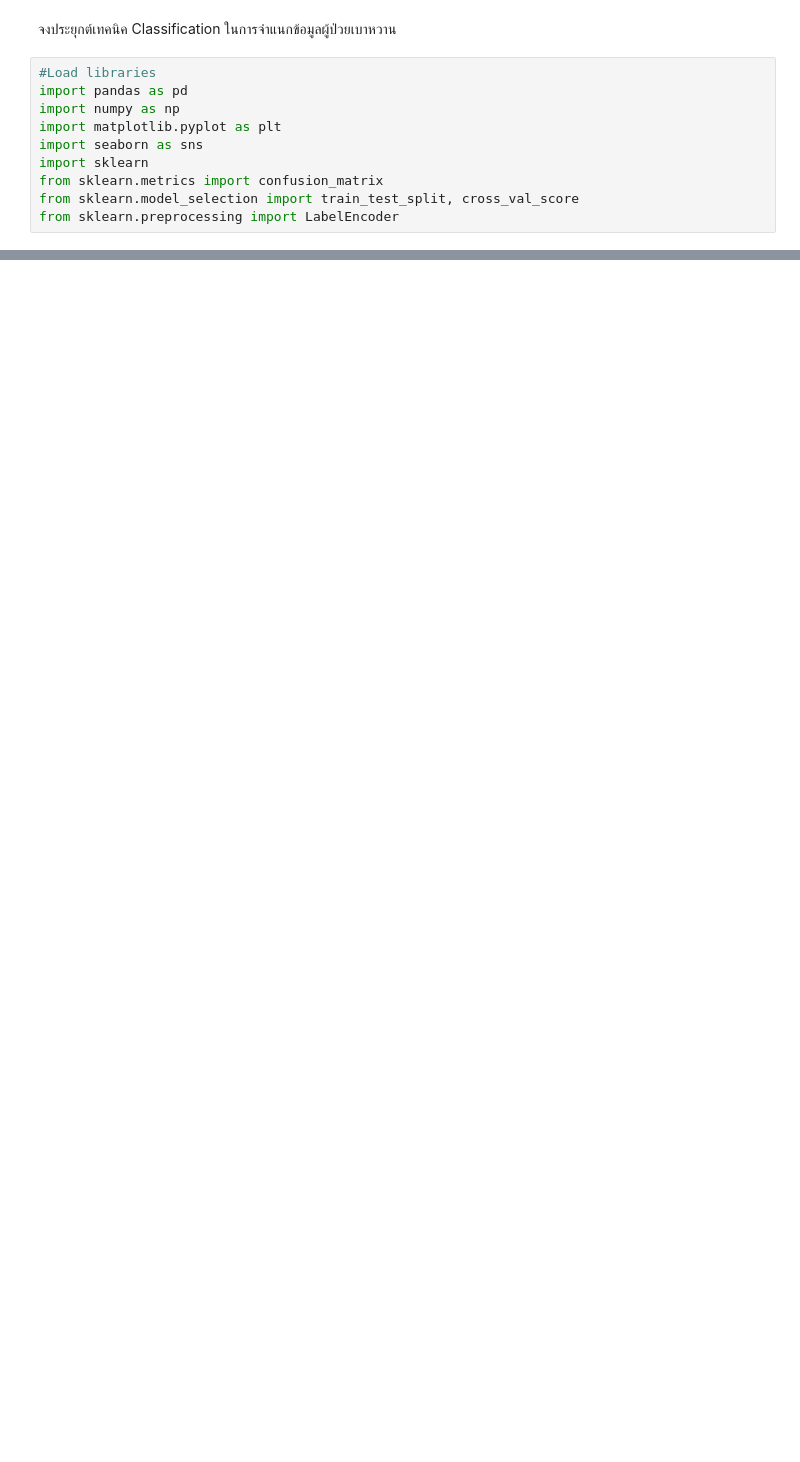
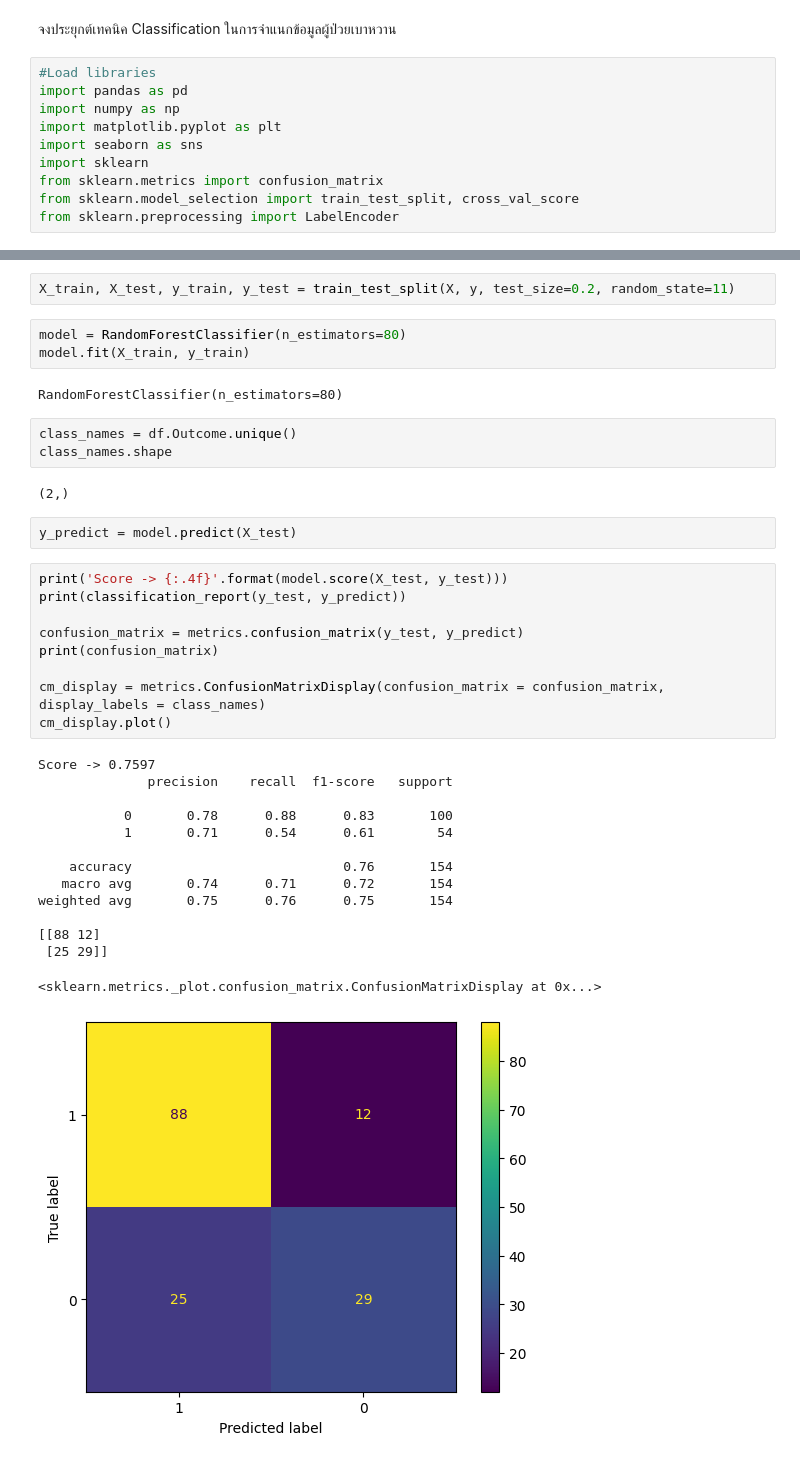
Before and after one commit to Homiez09/nlp-review-colab, a Jupyter notebook: Ass_3_Classification.ipynb, the cells around one changed output, grey strips where cells are left out. Saved outputs shown, nothing was run; the diff lists cells and outputs as text; blank space fills up the shorter version.

```diff
--- a/Ass_3_Classification.ipynb
+++ b/Ass_3_Classification.ipynb
@@ -34,0 +195,38 @@ diabetes.csv        100%[===================>]  23.31K  --.-KB/s    in 0s
+# %%
+X_train, X_test, y_train, y_test = train_test_split(X, y, test_size=0.2, random_state=11)
+# %%
+model = RandomForestClassifier(n_estimators=80)
+model.fit(X_train, y_train)
+# %% [output]
+RandomForestClassifier(n_estimators=80)
+# %%
+class_names = df.Outcome.unique()
+class_names.shape
+# %% [output]
+(2,)
+# %%
+y_predict = model.predict(X_test)
+# %%
+print('Score -> {:.4f}'.format(model.score(X_test, y_test)))
+print(classification_report(y_test, y_predict))
+
+confusion_matrix = metrics.confusion_matrix(y_test, y_predict)
+print(confusion_matrix)
+
+cm_display = metrics.ConfusionMatrixDisplay(confusion_matrix = confusion_matrix, display_labels = class_names)
+cm_display.plot()
+# %% [output]
+Score -> 0.7597
+              precision    recall  f1-score   support
+
+           0       0.78      0.88      0.83       100
+           1       0.71      0.54      0.61        54
+
+    accuracy                           0.76       154
+   macro avg       0.74      0.71      0.72       154
+weighted avg       0.75      0.76      0.75       154
+
+[[88 12]
+ [25 29]]
+<sklearn.metrics._plot.confusion_matrix.ConfusionMatrixDisplay at 0x...>
+[figure, added]
```
Also changed, not shown: parts of 26 cells of this notebook.
